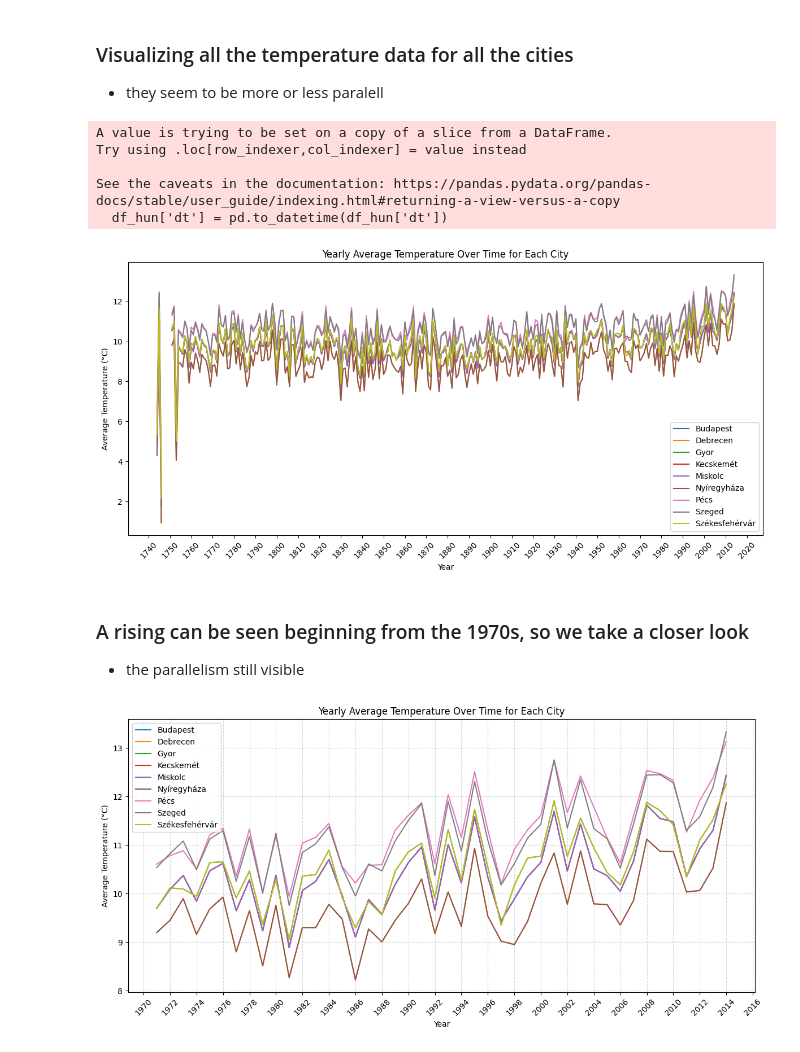
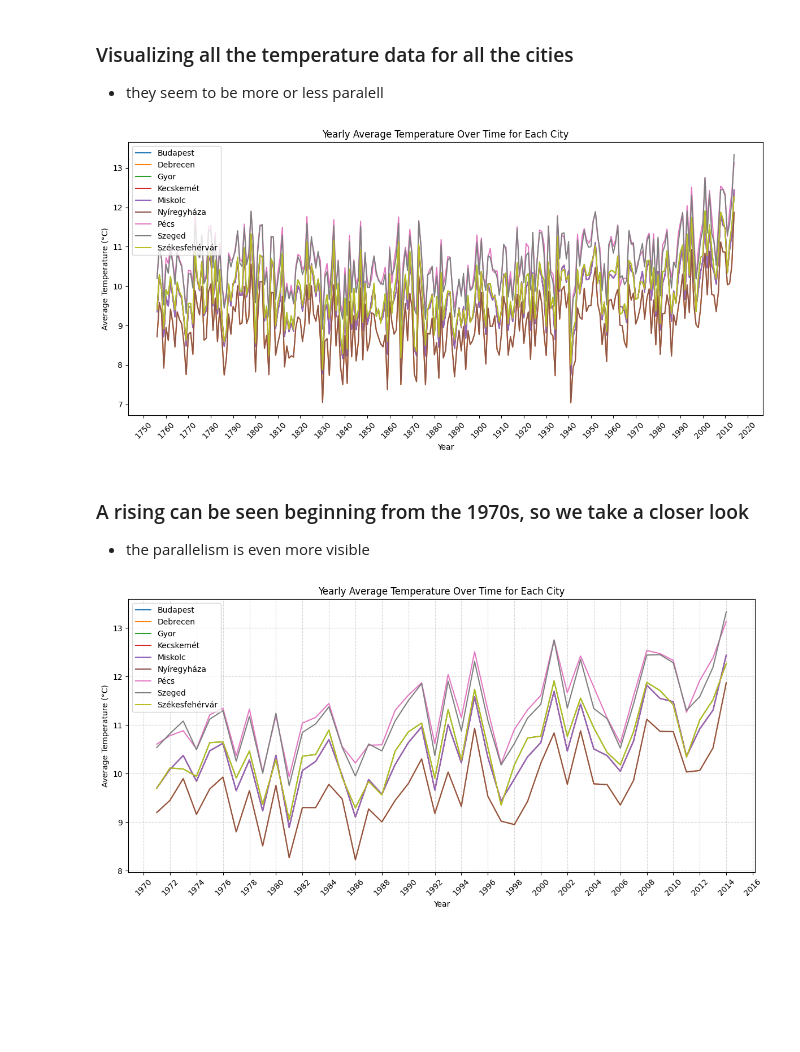
Before and after one commit to supernauth/Is-Climate-Change-Real-, a Jupyter notebook: is_climate_change_real.ipynb, the cells around one changed output. Drawn from its saved outputs; the diff is of its cells as text; code cells hidden in the pictures; blank space fills up the shorter version.

Commit message:
Improved the first plot

```diff
--- a/is_climate_change_real.ipynb
+++ b/is_climate_change_real.ipynb
@@ -86,41 +86,35 @@ df_hun.dropna()
 ### Visualizing all the temperature data for all the cities
 - they seem to be more or less paralell
 # %%
-import matplotlib.pyplot as plt
-
 # Convert 'dt' column to datetime format
 df_hun['dt'] = pd.to_datetime(df_hun['dt'])
+
+# Filter data to start from 1755 (it is disturbed before)
+df_hun = df_hun[df_hun['dt'].dt.year >= 1755]
 
 # Group the data by city and resample to calculate yearly mean temperature for each city
 city_yearly_avg_temp = df_hun.groupby(['City', pd.Grouper(key='dt', freq='Y')])['AverageTemperature'].mean().reset_index()
 
-# Plotting
 plt.figure(figsize=(12, 6))
 for city in city_yearly_avg_temp['City'].unique():
     city_data = city_yearly_avg_temp[city_yearly_avg_temp['City'] == city]
     plt.plot(city_data['dt'], city_data['AverageTemperature'], label=city)
 
-# Customize x-ticks to show only decades
 plt.gca().xaxis.set_major_locator(plt.matplotlib.dates.YearLocator(base=10))
 plt.gca().xaxis.set_major_formatter(plt.matplotlib.dates.DateFormatter('%Y'))
 
 plt.title('Yearly Average Temperature Over Time for Each City')
 plt.xlabel('Year')
 plt.ylabel('Average Temperature (°C)')
 plt.xticks(rotation=45)
 plt.legend()
 plt.tight_layout()
 plt.show()
 # %% [output]
-A value is trying to be set on a copy of a slice from a DataFrame.
-Try using .loc[row_indexer,col_indexer] = value instead
-
-See the caveats in the documentation: https://pandas.pydata.org/pandas-docs/stable/user_guide/indexing.html#returning-a-view-versus-a-copy
-  df_hun['dt'] = pd.to_datetime(df_hun['dt'])
-[figure, old version]
+[figure, new version]
-# %% [markdown]
-### A rising can be seen beginning from the 1970s, so we take a closer look
-- the parallelism still visible
+# %% [markdown]
+### A rising can be seen beginning from the 1970s, so we take a closer look
+- the parallelism is even more visible
 # %%
 city_yearly_avg_temp = city_yearly_avg_temp[city_yearly_avg_temp['dt'].dt.year >= 1970]
 
```
